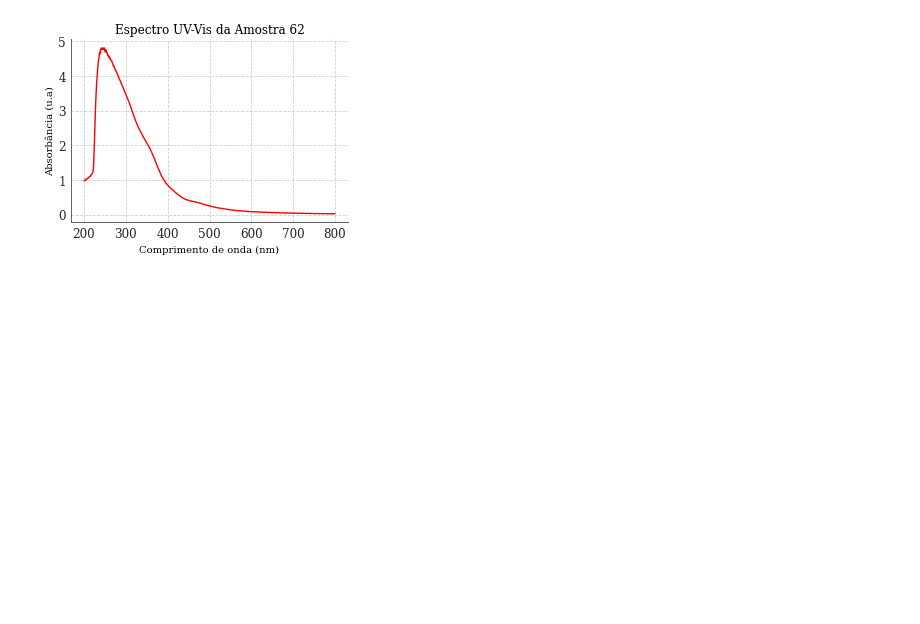
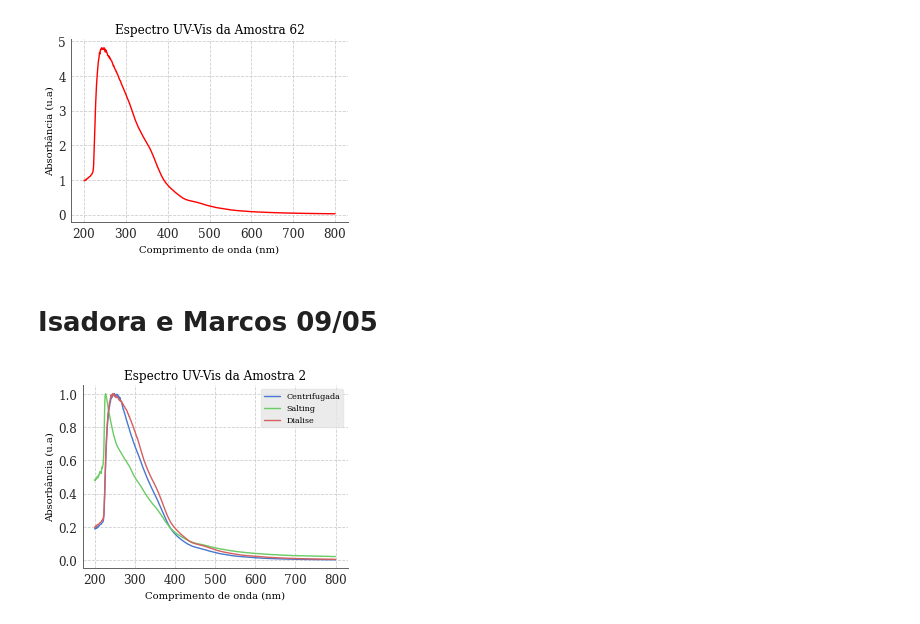
Before and after one commit to Karl-Marcos/dados_lab, a Jupyter notebook: UVVIS.ipynb, the cells around one changed output. Drawn from its saved outputs; the diff is of its cells as text; code cells hidden in the pictures; blank space fills up the shorter version.

```diff
--- a/UVVIS.ipynb
+++ b/UVVIS.ipynb
@@ -53,3 +53,34 @@ ax.set_title('Espectro UV-Vis da Amostra 62')
 plt.savefig(r'graficos\AM_62_UVVIS_BIM.png', dpi = 200)
 # %% [output]
 [figure]
+# %% [markdown]
+# Isadora e Marcos 09/05
+# %%
+def normalizar(dados):
+    fator = max(dados['Absorbance'])
+    for i in range(len(dados['Absorbance'])):
+        dados['Absorbance'][i] = dados['Absorbance'][i]/fator
+    return dados
+# %%
+Amostra_2_Dialise = normalizar(pd.read_csv(r'dados_bruto/Amostra_2_Dialise.txt'))
+Amostra_2_Glomalina = normalizar(pd.read_csv(r'dados_bruto/Amostra_2_Glomalina.txt'))
+Amostra_2_Salting = normalizar(pd.read_csv(r'dados_bruto/Amostra_2_Salting.txt'))
+Amostra_4_Dialise = normalizar(pd.read_csv(r'dados_bruto/Amostra_4_Dialise.txt'))
+Amostra_4_Glomalina_2 = normalizar(pd.read_csv(r'dados_bruto/Amostra_4_Glomalina_2.txt'))
+Amostra_4_Salting = normalizar(pd.read_csv(r'dados_bruto/Amostra_4_Salting.txt'))
+# %%
+fig, ax = plt.subplots(1,1)
+ax.tick_params(direction='in', which='both',top=True,right=True,labelsize=12)
+
+
+ax.plot(Amostra_2_Glomalina['Wavelength (nm)'], Amostra_2_Glomalina['Absorbance'], label = 'Centrifugada')
+ax.plot(Amostra_2_Salting['Wavelength (nm)'], Amostra_2_Salting['Absorbance'], label = 'Salting')
+ax.plot(Amostra_2_Dialise['Wavelength (nm)'], Amostra_2_Dialise['Absorbance'], label = 'Dialise')
+ax.set_xlabel('Comprimento de onda (nm)')
+ax.set_ylabel('Absorbância (u.a)')
+ax.set_title('Espectro UV-Vis da Amostra 2')
+ax.legend()
+
+plt.savefig(r'graficos\Amostra_2.png', dpi = 200)
+# %% [output]
+[figure, added]
```
Also changed, not shown: parts of 1 cell of this notebook, 15 other files.
